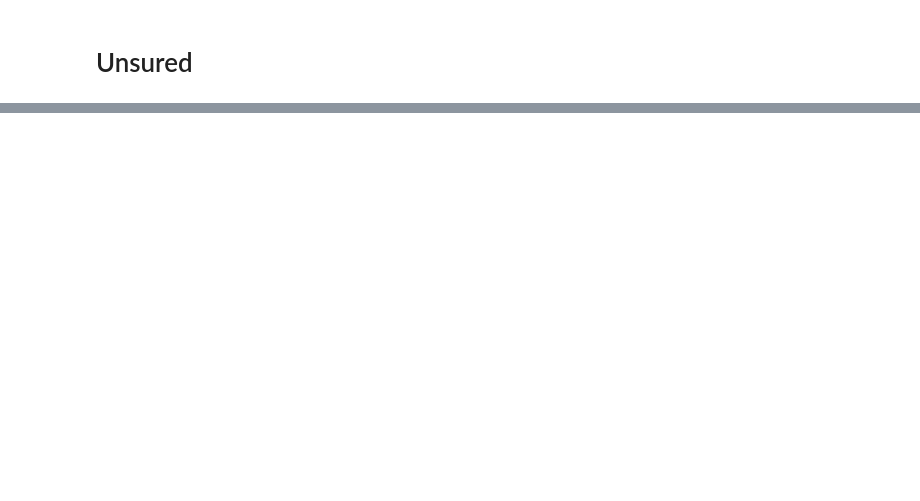
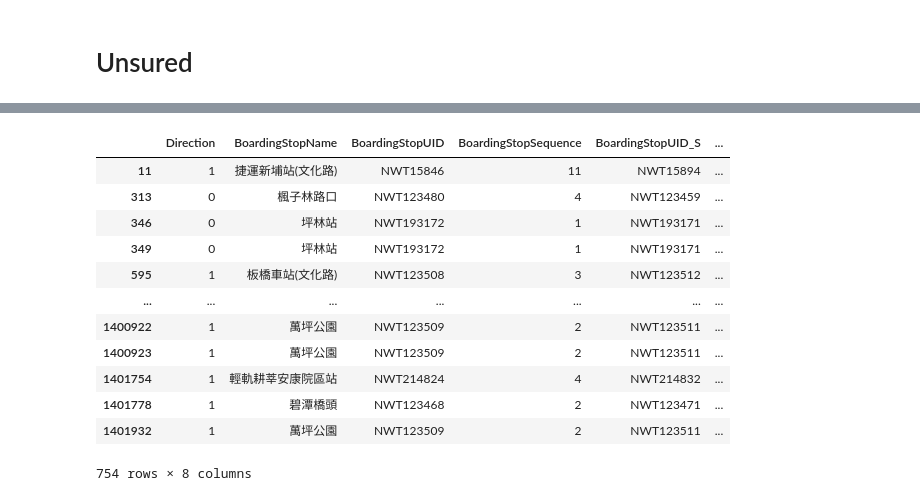
Before and after one commit to KaiChiehKJ/THI-6800-BusTicket, a Jupyter notebook: 03_TicketAnalysisCode.ipynb, the cells around one changed output, grey strips where cells are left out. Drawn from its saved outputs; the diff is of its cells as text; code cells hidden in the pictures; blank space fills up the shorter version.

```diff
--- a/03_TicketAnalysisCode.ipynb
+++ b/03_TicketAnalysisCode.ipynb
@@ -1109,0 +1096,18 @@ See the caveats in the documentation: https://pandas.pydata.org/pandas-docs/stab
+# %%
+mask2 = df_temp['BoardingStopUID_S'] != df_temp['DeboardingStopUID']
+# %%
+df_temp.loc[mask_boardingstopuid & (~mask2)][['Direction','BoardingStopName', 'BoardingStopUID', 'BoardingStopSequence',  'BoardingStopUID_S', 'DeboardingStopName','DeboardingStopUID', 'DeboardingStopSequence']]
+# %% [output]
+|  | Direction | BoardingStopName | BoardingStopUID | BoardingStopSequence | BoardingStopUID_S | ... |
+| 11 | 1 | 捷運新埔站(文化路) | NWT15846 | 11 | NWT15894 | ... |
+| 313 | 0 | 楓子林路口 | NWT123480 | 4 | NWT123459 | ... |
+| 346 | 0 | 坪林站 | NWT193172 | 1 | NWT193171 | ... |
+| 349 | 0 | 坪林站 | NWT193172 | 1 | NWT193171 | ... |
+| 595 | 1 | 板橋車站(文化路) | NWT123508 | 3 | NWT123512 | ... |
+| ... | ... | ... | ... | ... | ... | ... |
+| 1400922 | 1 | 萬坪公園 | NWT123509 | 2 | NWT123511 | ... |
+| 1400923 | 1 | 萬坪公園 | NWT123509 | 2 | NWT123511 | ... |
+| 1401754 | 1 | 輕軌耕莘安康院區站 | NWT214824 | 4 | NWT214832 | ... |
+| 1401778 | 1 | 碧潭橋頭 | NWT123468 | 2 | NWT123471 | ... |
+| 1401932 | 1 | 萬坪公園 | NWT123509 | 2 | NWT123511 | ... |
+754 rows × 8 columns
```
Also changed, not shown: parts of 15 cells of this notebook.
